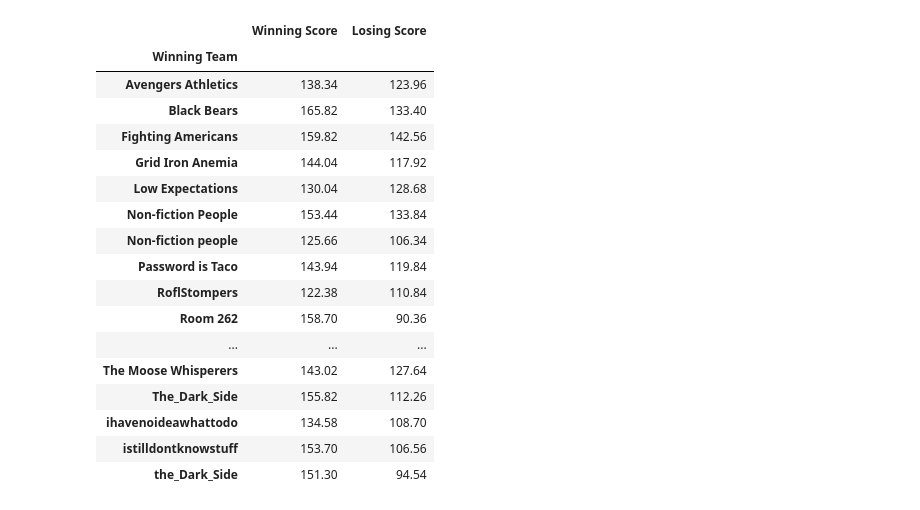
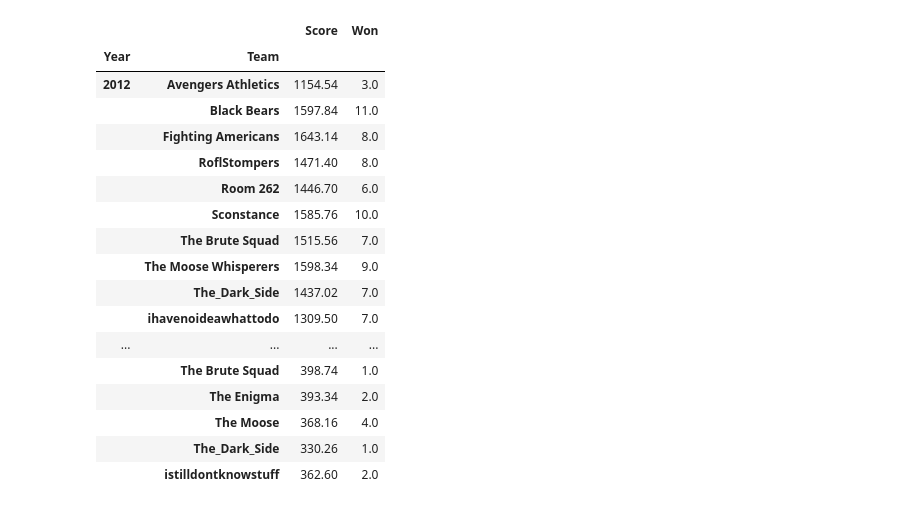
Before and after one commit to AgentCid/fantasy-football, a Jupyter notebook: fantasy-football.ipynb, the cells around one changed output. Saved outputs shown, nothing was run; the diff lists cells and outputs as text; code cells hidden in the pictures.

Commit message:
week 4 intangibles

```diff
--- a/fantasy-football.ipynb
+++ b/fantasy-football.ipynb
@@ -9,23 +0,0 @@ df['Differential'] = pd.Series(df['Winning Score'] - df['Losing Score'])
-# %%
-high_scores = df.groupby('Winning Team')
-
-pd.concat([high_scores['Winning Score'].max(), high_scores['Losing Score'].max()], axis=1)
-# %% [output]
-|  | Winning Score | Losing Score |
-| Winning Team |  |  |
-| Avengers Athletics | 138.34 | 123.96 |
-| Black Bears | 165.82 | 133.40 |
-| Fighting Americans | 159.82 | 142.56 |
-| Grid Iron Anemia | 144.04 | 117.92 |
-| Low Expectations | 130.04 | 128.68 |
-| Non-fiction People | 153.44 | 133.84 |
-| Non-fiction people | 125.66 | 106.34 |
-| Password is Taco | 143.94 | 119.84 |
-| RoflStompers | 122.38 | 110.84 |
-| Room 262 | 158.70 | 90.36 |
-| ... | ... | ... |
-| The Moose Whisperers | 143.02 | 127.64 |
-| The_Dark_Side | 155.82 | 112.26 |
-| ihavenoideawhattodo | 134.58 | 108.70 |
-| istilldontknowstuff | 153.70 | 106.56 |
-| the_Dark_Side | 151.30 | 94.54 |
@@ -31,0 +8,52 @@ pd.concat([high_scores['Winning Score'].max(), high_scores['Losing Score'].max()
+# %%
+df = pd.read_csv("score_dump.csv")
+
+# replace inconsistent capitalization and typos
+df.replace('Non-fiction people', 'Non-fiction People', inplace=True)
+df.replace('the_Dark_Side', 'The_Dark_Side', inplace=True)
+df.replace('the moose Whisperers', 'The Moose Whisperers', inplace=True)
+df.replace('The Moose Whisperer', 'The Moose Whisperers', inplace=True)
+
+df['Differential'] = pd.Series(df['Winning Score'] - df['Losing Score'])
+
+# TODO: assign owners of each team
+# TODO: remap week to be sortable easier? string sorting means week 10 comes before week 2 and playoffs are everywhere
+# %%
+wins = df[['Year', 'Week', 'Winning Team', 'Winning Score']].assign(Won = True)
+wins = wins.rename(columns={"Winning Team": "Team", "Winning Score": "Score"})
+
+losses = df[['Year', 'Week', 'Losing Team', 'Losing Score']].assign(Won = False)
+losses = losses.rename(columns={"Losing Team": "Team", "Losing Score": "Score"})
+
+# games by team
+gbt = pd.concat([wins, losses]).sort_values(['Team', 'Year', 'Week'])
+# %%
+# existing stats
+
+# average by week
+gbt[['Week', 'Score']].groupby('Week').mean()
+
+# average of winner by week
+gbt[gbt['Won'] == True][['Week', 'Score']].groupby('Week').mean()
+
+# records
+gbt.groupby(['Year', 'Team']).sum() #TODO: show win/loss instead of just win count?
+# %% [output]
+|  |  | Score | Won |
+| Year | Team |  |  |
+| 2012 | Avengers Athletics | 1154.54 | 3.0 |
+|  | Black Bears | 1597.84 | 11.0 |
+|  | Fighting Americans | 1643.14 | 8.0 |
+|  | RoflStompers | 1471.40 | 8.0 |
+|  | Room 262 | 1446.70 | 6.0 |
+|  | Sconstance | 1585.76 | 10.0 |
+|  | The Brute Squad | 1515.56 | 7.0 |
+|  | The Moose Whisperers | 1598.34 | 9.0 |
+|  | The_Dark_Side | 1437.02 | 7.0 |
+|  | ihavenoideawhattodo | 1309.50 | 7.0 |
+| ... | ... | ... | ... |
+|  | The Brute Squad | 398.74 | 1.0 |
+|  | The Enigma | 393.34 | 2.0 |
+|  | The Moose | 368.16 | 4.0 |
+|  | The_Dark_Side | 330.26 | 1.0 |
+|  | istilldontknowstuff | 362.60 | 2.0 |
```
Also changed, not shown: parts of 6 cells of this notebook.
